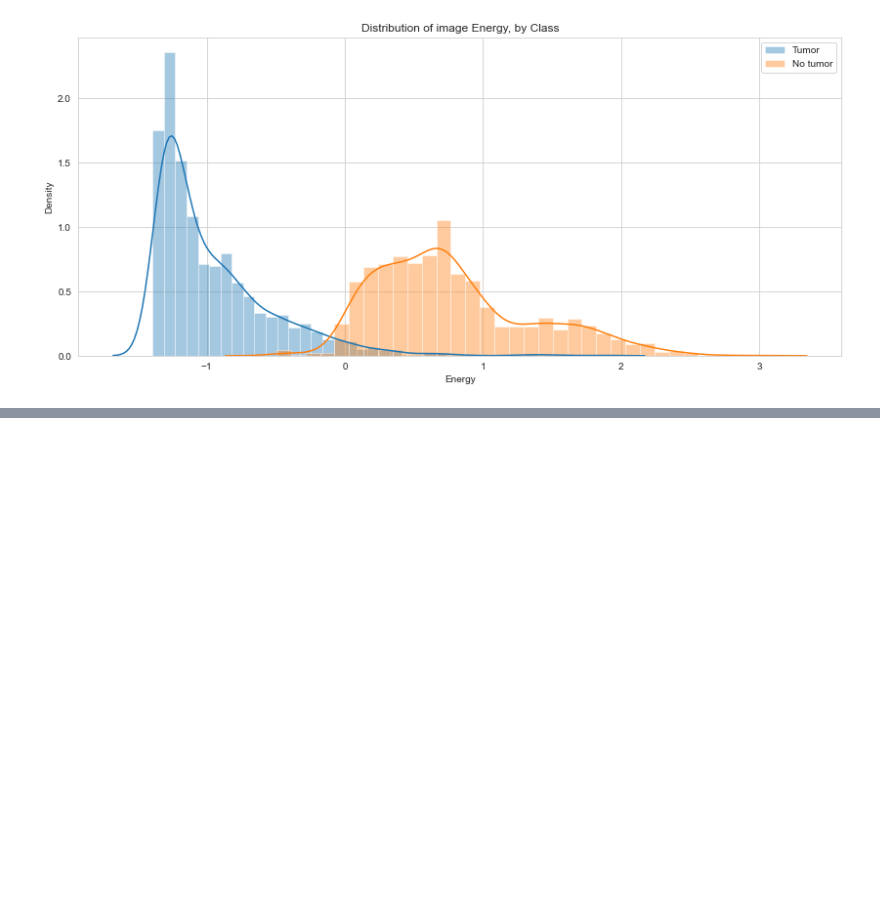
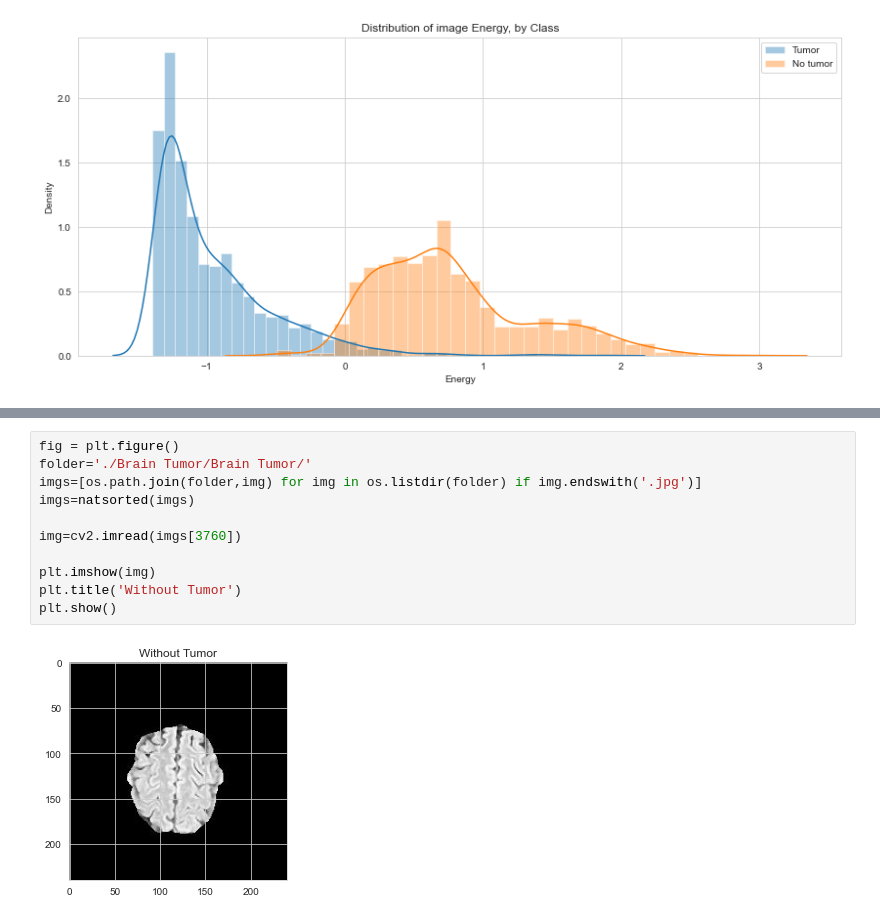
Before and after one commit to Ayush0607-create/Brain-Tumor-Detection, a Jupyter notebook: Notebook.ipynb, the cells around one changed output, grey strips where cells are left out. Cells and saved outputs as stored; diff of their text form; blank space fills up the shorter version.

```diff
--- a/Notebook.ipynb
+++ b/Notebook.ipynb
@@ -84,0 +96,13 @@ plt.show()
+# %%
+fig = plt.figure()
+folder='./Brain Tumor/Brain Tumor/'
+imgs=[os.path.join(folder,img) for img in os.listdir(folder) if img.endswith('.jpg')]
+imgs=natsorted(imgs)
+
+img=cv2.imread(imgs[3760])
+
+plt.imshow(img)
+plt.title('Without Tumor')
+plt.show()
+# %% [output]
+[figure, added]
```
Also changed, not shown: parts of 8 cells of this notebook.
